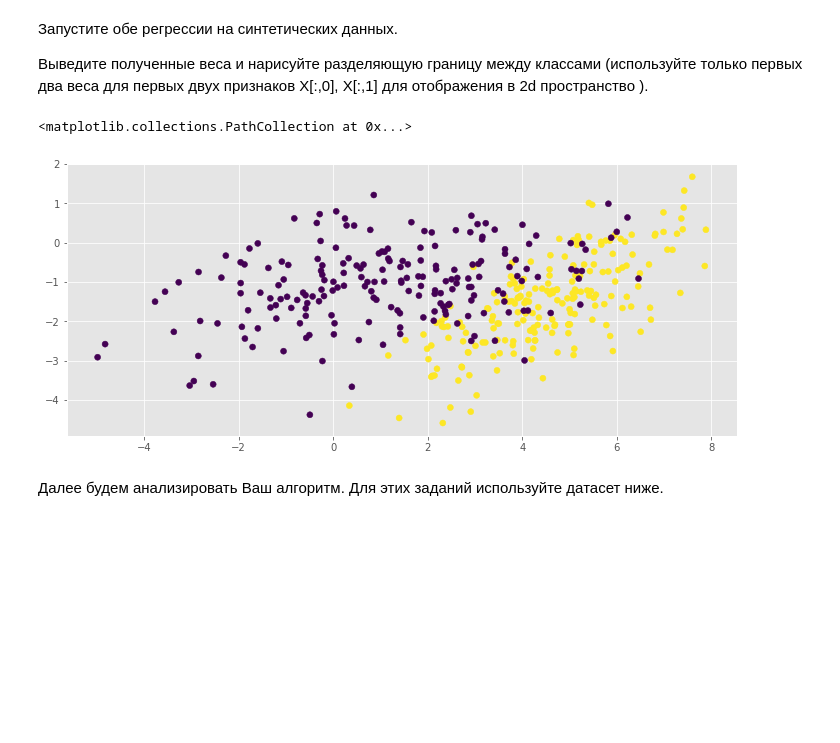
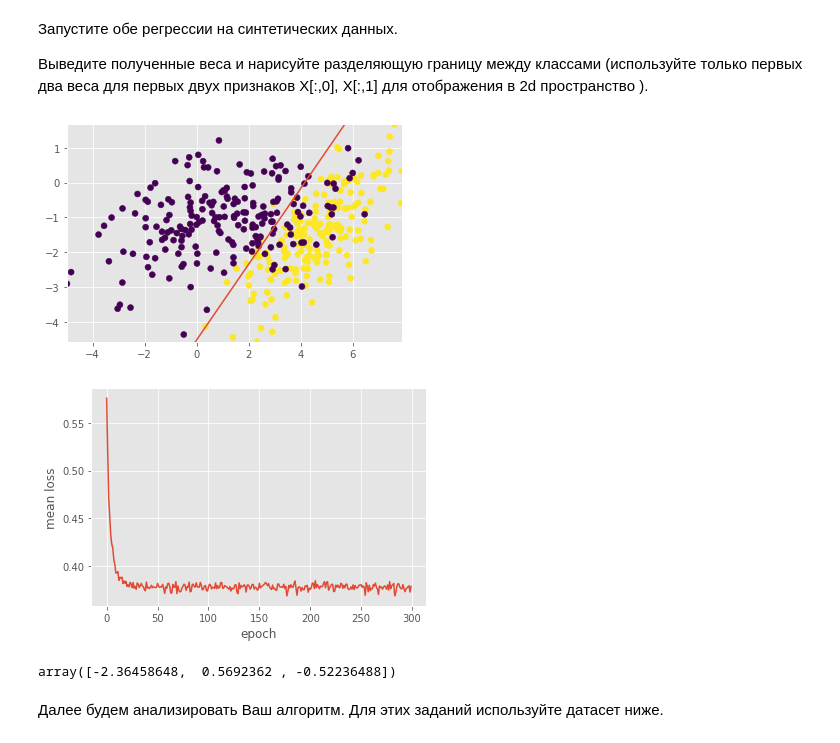
Before and after one commit to LevKats/ml1.sphere, a Jupyter notebook: 2019-09/hw2/kats_hw2.ipynb, the cells around one changed output. Saved outputs shown, nothing was run; the diff lists cells and outputs as text; code cells hidden in the pictures; blank space fills up the shorter version.

```diff
--- a/2019-09/hw2/kats_hw2.ipynb
+++ b/2019-09/hw2/kats_hw2.ipynb
@@ -375,13 +377,17 @@ def batch_generator(X, y, shuffle=True, batch_size=1):
     batch_size - размер батча ( 1 это SGD, > 1 mini-batch GD)
     Генерирует подвыборку для итерации спуска (X_batch, y_batch)
     """
+    assert X.shape[0] == y.shape[0], "array sizes must be equal"
+    n_samples = X.shape[0]
 
-    X_batch = ""
-    y_batch = ""
-    for i in 'your code here':
-        X_batch = ""
-        y_batch = ""
-        yield (X_batch, y_batch)
+    if shuffle:
+        X, y = shuffler(X, y, random_state=None)
+
+    for i in range(0, n_samples, batch_size):
+        if n_samples - i >= batch_size:
+            X_batch = X[i: i + batch_size:]
+            y_batch = y[i: i + batch_size:]
+            yield (X_batch, y_batch)
 
 # Теперь можно сделать генератор по данным ()
 #  my_batch_generator = batch_generator(X, y, shuffle=True, batch_size=1):
@@ -491,17 +541,38 @@ def plot_decision_boundary(clf):
+# %%
+def plot_decision_boundary(clf):
+    # Your code Here
+    w0, w1, w2, *_ = clf.weight
+    # w1 * x1 + w2 * x2 + w0 = 0
+    # r = t * (-w2, w1) + r0
+    # r0 = (w0 / w1, 0) if w2 == 0 else (0, w0 / w2)
+    r0 = np.array((-w0 / w1, 0) if w2 == 0 else (0, -w0 / w2))[::, np.newaxis]
+    T_MAX = 100.0
+    r = np.array([-w2, w1])[::, np.newaxis]
+    r = r / np.linalg.norm(r)
+    xy = r0 + r * np.linspace(-T_MAX, T_MAX, num=100)[np.newaxis, ::]
+    plt.plot(xy[0, ::], xy[1, ::])
 # %%
 np.random.seed(0)
 
 C1 = np.array([[0., -0.8], [1.5, 0.8]])
 C2 = np.array([[1., -0.7], [2., 0.7]])
 gauss1 = np.dot(np.random.randn(200, 2) + np.array([5, 3]), C1)
 gauss2 = np.dot(np.random.randn(200, 2) + np.array([1.5, 0]), C2)
 
 X = np.vstack([gauss1, gauss2])
 y = np.r_[np.ones(200), np.zeros(200)]
 
-# plot_decision_boundary(your_model)
+from functools import partial
+clf = MySGDClassifier(
+    partial(batch_generator, batch_size=10, shuffle=True),
+    model_type="log_reg", max_epoch=300, C=100, alpha=0.1
+)
+clf.fit(X, y)
+plot_decision_boundary(clf)
 
+plt.xlim((X[:,0].min(), X[:,0].max()))
+plt.ylim((X[:,1].min(), X[:,1].max()))
 plt.scatter(X[:,0], X[:,1], c=y)
+plt.show()
 # %% [output]
-<matplotlib.collections.PathCollection at 0x...>
-[figure, old version]
+[figure, new version]
@@ -508,3 +582,23 @@ plt.scatter(X[:,0], X[:,1], c=y)
+# %%
+seq = zip(clf.errors_log["iter"], clf.errors_log["loss"])
+
+groups = []
+ls = sorted(seq, key=itemgetter(0))
+for k, g in groupby(ls, key=itemgetter(0)):
+    groups.append(list(map(itemgetter(1), g)))
+ar = np.array(groups)
+plt.plot(ar.mean(axis=0))
+plt.xlabel("epoch")
+plt.ylabel("mean loss")
+# ax1.set_ylim((0, 0.6))
+# ax2.set_ylim((0, 0.6))
+plt.show()
+# %% [output]
+[figure, added]
+# %%
+clf.weight
+# %% [output]
+array([-2.36458648,  0.5692362 , -0.52236488])
 # %% [markdown]
 Далее будем анализировать Ваш алгоритм.
 Для этих заданий используйте датасет ниже.
```
Also changed, not shown: parts of 14 cells of this notebook, 1 other file.
